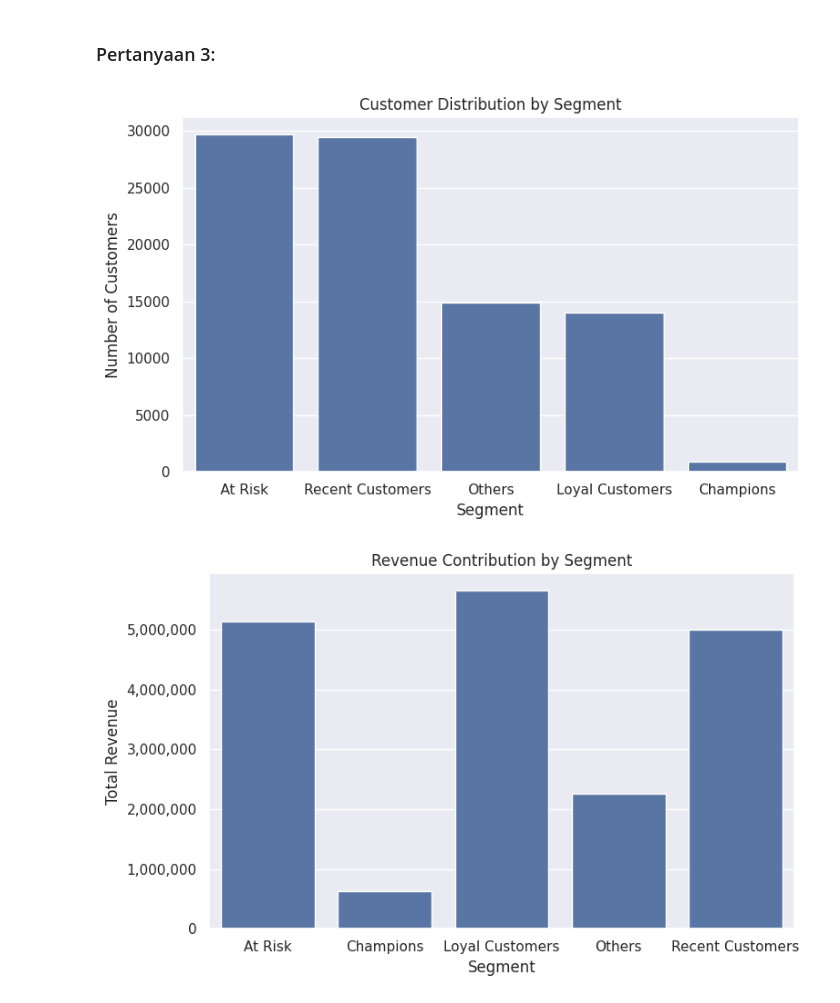
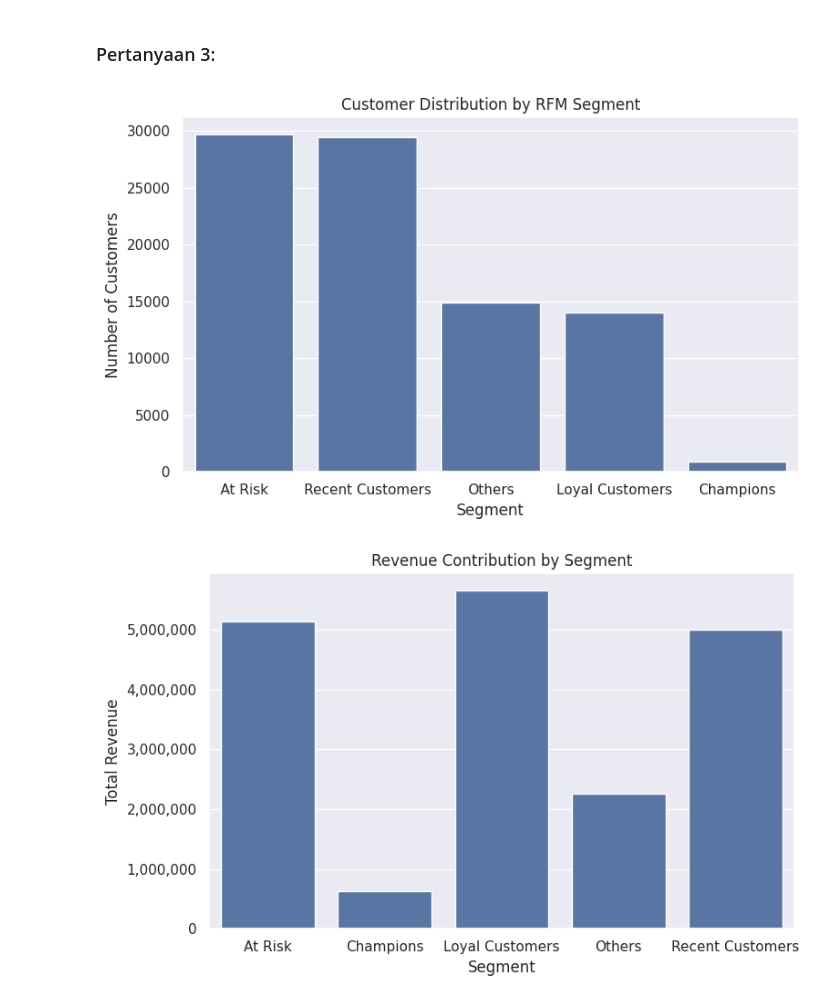
Before and after one commit to broomrun/Analisis-Data-Customers, a Jupyter notebook: notebook.ipynb, the cells around one changed output. Drawn from its saved outputs; the diff is of its cells as text; code cells hidden in the pictures.

```diff
--- a/notebook.ipynb
+++ b/notebook.ipynb
@@ -419,13 +385,25 @@ Monetary → total uang yang dibelanjakan
 # %%
-# Recency (lebih kecil lebih baik → dibalik)
-rfm['R_score'] = pd.qcut(rfm['Recency'], 5, labels=[5,4,3,2,1])
+# Scoring
+rfm['R_score'] = pd.qcut(rfm['Recency'], 5, labels=[5,4,3,2,1], duplicates='drop')
+rfm['F_score'] = pd.qcut(rfm['Frequency'].rank(method='first'), 5, labels=[1,2,3,4,5], duplicates='drop')
+rfm['M_score'] = pd.qcut(rfm['Monetary'], 5, labels=[1,2,3,4,5], duplicates='drop')
 
-# Frequency (lebih besar lebih baik)
-rfm['F_score'] = pd.qcut(rfm['Frequency'].rank(method='first'), 5, labels=[1,2,3,4,5])
+# Convert ke int
+rfm['R_score'] = rfm['R_score'].astype(int)
+rfm['F_score'] = rfm['F_score'].astype(int)
+rfm['M_score'] = rfm['M_score'].astype(int)
 
-# Monetary (lebih besar lebih baik)
-rfm['M_score'] = pd.qcut(rfm['Monetary'], 5, labels=[1,2,3,4,5])
+# Segmentasi
+def segment_customer(row):
+    if row['R_score'] == 5 and row['F_score'] == 5 and row['M_score'] == 5:
+        return 'Champions'
+    elif row['F_score'] >= 4 and row['M_score'] >= 4:
+        return 'Loyal Customers'
+    elif row['R_score'] >= 4:
+        return 'Recent Customers'
+    elif row['R_score'] <= 2:
+        return 'At Risk'
+    else:
+        return 'Others'
 
-rfm['RFM_score'] = rfm['R_score'].astype(str) + rfm['F_score'].astype(str) + rfm['M_score'].astype(str)
-
-rfm.head()
+rfm['Segment'] = rfm.apply(segment_customer, axis=1)
@@ -533,16 +475,20 @@ plt.show()
 # %% [markdown]
 ### Pertanyaan 3:
 # %%
-# Jumlah Customer
+segment_counts = rfm['Segment'].value_counts()
+
 plt.figure(figsize=(8,5))
-sns.barplot(x=segment_counts.index, y=segment_counts.values)
+sns.barplot(
+    x=segment_counts.index,
+    y=segment_counts.values
+)
 
-plt.title("Customer Distribution by Segment")
+plt.title("Customer Distribution by RFM Segment")
 plt.xlabel("Segment")
 plt.ylabel("Number of Customers")
 
 plt.tight_layout()
 plt.show()
 # %% [output]
-[figure, old version]
+[figure, new version]
 # %%
```
Also changed, not shown: parts of 21 cells of this notebook, 1 other file.
